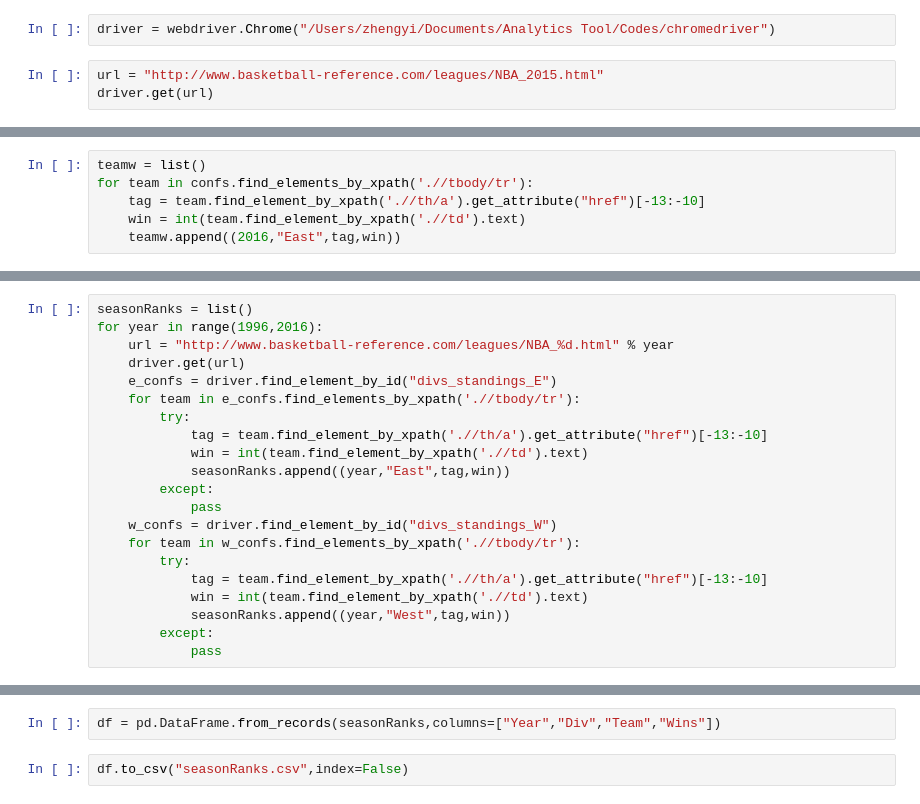
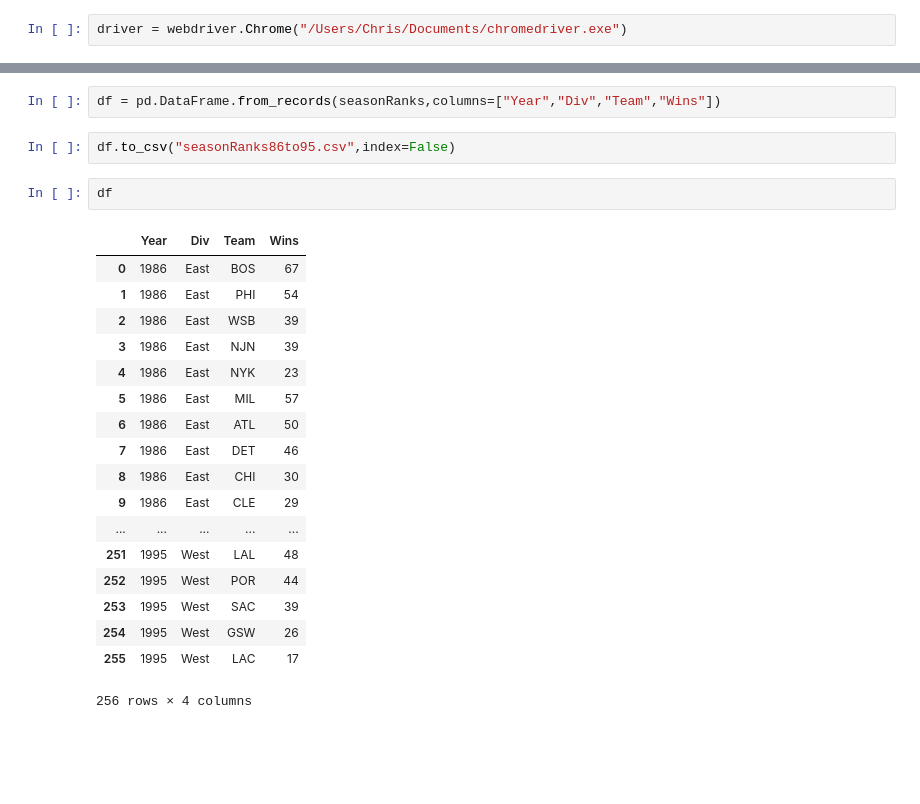
Before and after one commit to blazerchris/nba, a Jupyter notebook: getSeasonRanks.ipynb, the cells around one changed output, grey strips where cells are left out. Drawn from its saved outputs; the diff is of its cells as text; blank space fills up the shorter version.

```diff
--- a/getSeasonRanks.ipynb
+++ b/getSeasonRanks.ipynb
@@ -10,7 +10,4 @@ import time
 import numpy as py
 import pandas as pd
 # %%
-driver = webdriver.Chrome("/Users/zhengyi/Documents/Analytics Tool/Codes/chromedriver")
+driver = webdriver.Chrome("/Users/Chris/Documents/chromedriver.exe")
-# %%
-url = "http://www.basketball-reference.com/leagues/NBA_2015.html"
-driver.get(url)
@@ -20,7 +14 @@ confs = driver.find_element_by_id("divs_standings_E")
-# %%
-teamw = list()
-for team in confs.find_elements_by_xpath('.//tbody/tr'):
-    tag = team.find_element_by_xpath('.//th/a').get_attribute("href")[-13:-10]
-    win = int(team.find_element_by_xpath('.//td').text)
-    teamw.append((2016,"East",tag,win))
 # %%
@@ -52,24 +35,3 @@ teamm
-# %%
-seasonRanks = list()
-for year in range(1996,2016):
-    url = "http://www.basketball-reference.com/leagues/NBA_%d.html" % year
-    driver.get(url)
-    e_confs = driver.find_element_by_id("divs_standings_E")
-    for team in e_confs.find_elements_by_xpath('.//tbody/tr'):
-        try:
-            tag = team.find_element_by_xpath('.//th/a').get_attribute("href")[-13:-10]
-            win = int(team.find_element_by_xpath('.//td').text)
-            seasonRanks.append((year,"East",tag,win))
-        except:
-            pass
-    w_confs = driver.find_element_by_id("divs_standings_W")
-    for team in w_confs.find_elements_by_xpath('.//tbody/tr'):
-        try:
-            tag = team.find_element_by_xpath('.//th/a').get_attribute("href")[-13:-10]
-            win = int(team.find_element_by_xpath('.//td').text)
-            seasonRanks.append((year,"West",tag,win))
-        except:
-            pass
 # %%
 seasonRanks
 # %% [output]
@@ -133,4 +95,25 @@ seasonRanks
 # %%
 df = pd.DataFrame.from_records(seasonRanks,columns=["Year","Div","Team","Wins"])
 # %%
-df.to_csv("seasonRanks.csv",index=False)
+df.to_csv("seasonRanks86to95.csv",index=False)
+# %%
+df
+# %% [output]
+|  | Year | Div | Team | Wins |
+| 0 | 1986 | East | BOS | 67 |
+| 1 | 1986 | East | PHI | 54 |
+| 2 | 1986 | East | WSB | 39 |
+| 3 | 1986 | East | NJN | 39 |
+| 4 | 1986 | East | NYK | 23 |
+| 5 | 1986 | East | MIL | 57 |
+| 6 | 1986 | East | ATL | 50 |
+| 7 | 1986 | East | DET | 46 |
+| 8 | 1986 | East | CHI | 30 |
+| 9 | 1986 | East | CLE | 29 |
+| ... | ... | ... | ... | ... |
+| 251 | 1995 | West | LAL | 48 |
+| 252 | 1995 | West | POR | 44 |
+| 253 | 1995 | West | SAC | 39 |
+| 254 | 1995 | West | GSW | 26 |
+| 255 | 1995 | West | LAC | 17 |
+256 rows × 4 columns
```
Also changed, not shown: parts of 3 cells of this notebook, 13 other files.
